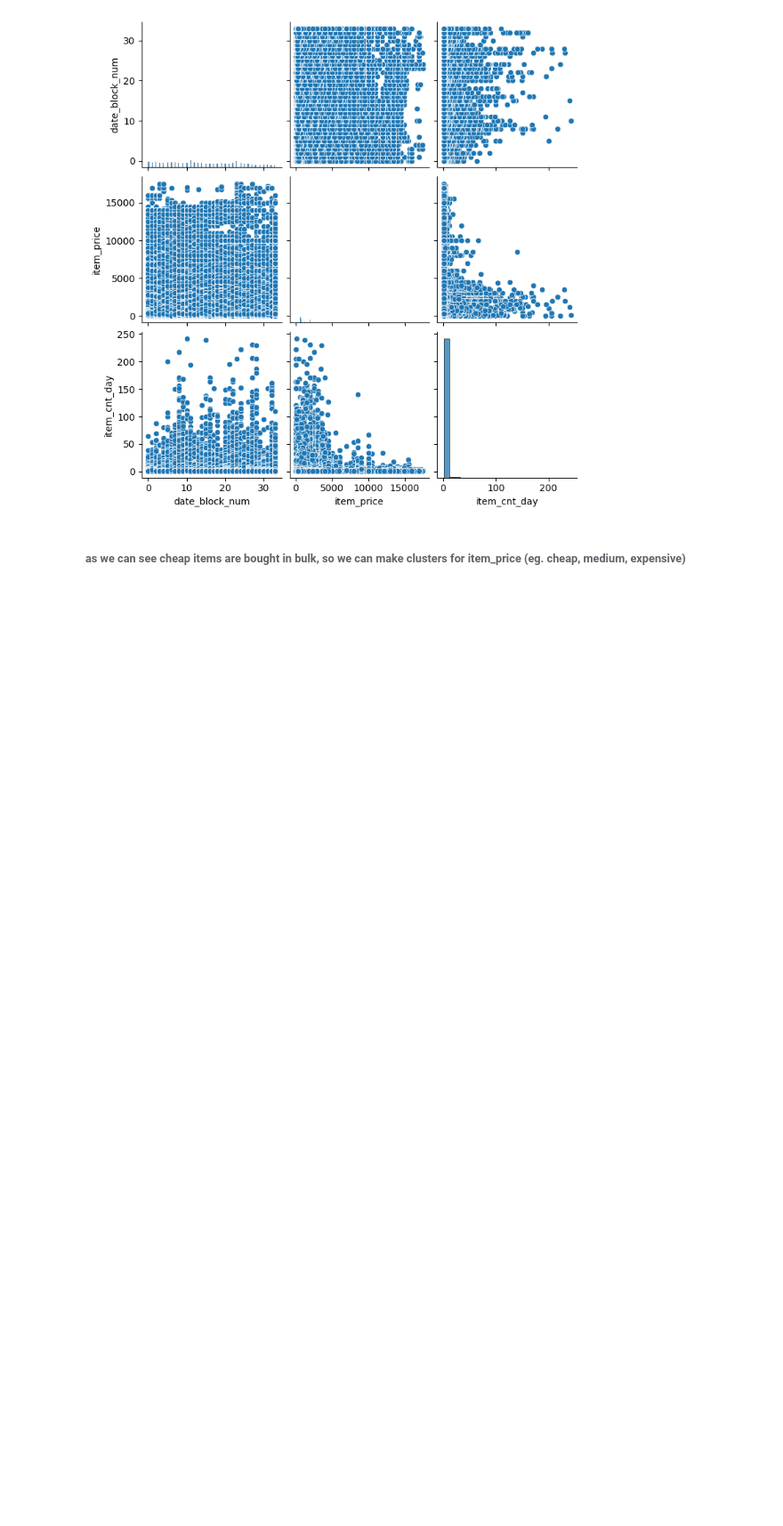
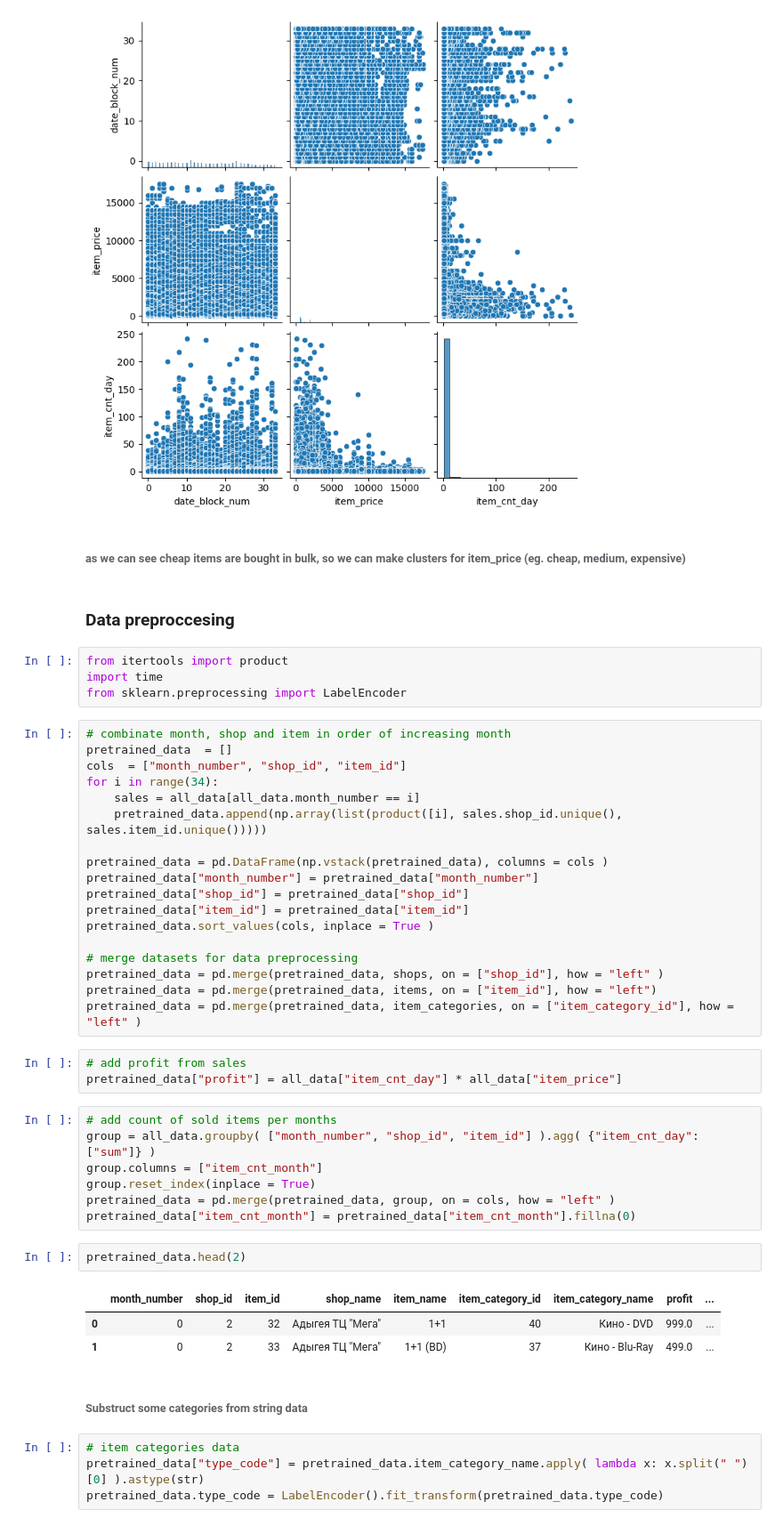
Before and after one commit to Yarmmax/DS_Intership, a Jupyter notebook: EDA.ipynb, the cells around one changed output. Shown: that part at 89% size. Cells and saved outputs as stored; diff of their text form; blank space fills up the shorter version.

Commit message:
DS-1.2-EDA-and-Data-preprocessing
Changes:
 -Added part of data preprocessing(profit, item categories data, shops data, item data)

```diff
--- a/EDA.ipynb
+++ b/EDA.ipynb
@@ -422,3 +422,49 @@ sns.pairplot(sales_train.drop(columns=['shop_id', 'item_id']))
 [figure]
 # %% [markdown]
 ###### as we can see cheap items are bought in bulk, so we can make clusters for item_price (eg. cheap, medium, expensive)
+# %% [markdown]
+### Data preproccesing
+# %%
+from itertools import product
+import time
+from sklearn.preprocessing import LabelEncoder
+# %%
+# combinate month, shop and item in order of increasing month
+pretrained_data  = []
+cols  = ["month_number", "shop_id", "item_id"]
+for i in range(34):
+    sales = all_data[all_data.month_number == i]
+    pretrained_data.append(np.array(list(product([i], sales.shop_id.unique(), sales.item_id.unique()))))
+
+pretrained_data = pd.DataFrame(np.vstack(pretrained_data), columns = cols )
+pretrained_data["month_number"] = pretrained_data["month_number"]
+pretrained_data["shop_id"] = pretrained_data["shop_id"]
+pretrained_data["item_id"] = pretrained_data["item_id"]
+pretrained_data.sort_values(cols, inplace = True )
+
+# merge datasets for data preprocessing
+pretrained_data = pd.merge(pretrained_data, shops, on = ["shop_id"], how = "left" )
+pretrained_data = pd.merge(pretrained_data, items, on = ["item_id"], how = "left")
+pretrained_data = pd.merge(pretrained_data, item_categories, on = ["item_category_id"], how = "left" )
+# %%
+# add profit from sales
+pretrained_data["profit"] = all_data["item_cnt_day"] * all_data["item_price"]
+# %%
+# add count of sold items per months
+group = all_data.groupby( ["month_number", "shop_id", "item_id"] ).agg( {"item_cnt_day": ["sum"]} )
+group.columns = ["item_cnt_month"]
+group.reset_index(inplace = True)
+pretrained_data = pd.merge(pretrained_data, group, on = cols, how = "left" )
+pretrained_data["item_cnt_month"] = pretrained_data["item_cnt_month"].fillna(0)
+# %%
+pretrained_data.head(2)
+# %% [output]
+|  | month_number | shop_id | item_id | shop_name | item_name | item_category_id | item_category_name | profit | ... |
+| 0 | 0 | 2 | 32 | Адыгея ТЦ "Мега" | 1+1 | 40 | Кино - DVD | 999.0 | ... |
+| 1 | 0 | 2 | 33 | Адыгея ТЦ "Мега" | 1+1 (BD) | 37 | Кино - Blu-Ray | 499.0 | ... |
+# %% [markdown]
+###### Substruct some categories from string data
+# %%
+# item categories data
+pretrained_data["type_code"] = pretrained_data.item_category_name.apply( lambda x: x.split(" ")[0] ).astype(str)
+pretrained_data.type_code = LabelEncoder().fit_transform(pretrained_data.type_code)
```
Also changed, not shown: parts of 12 cells of this notebook.
